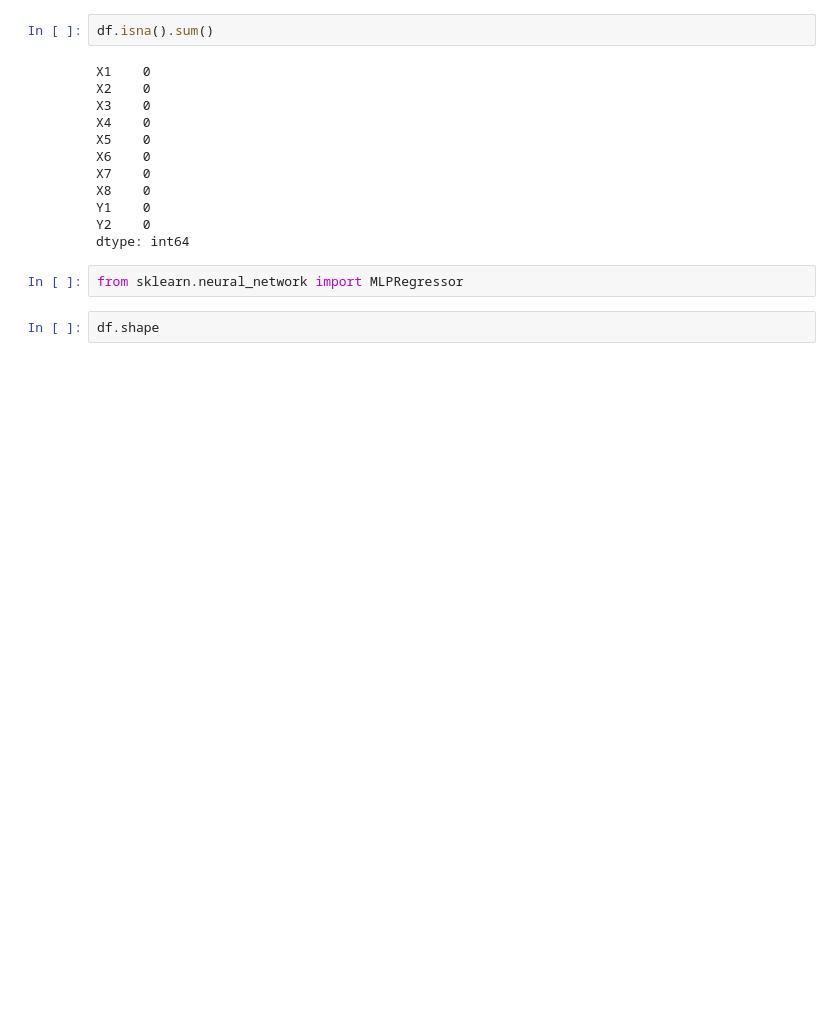
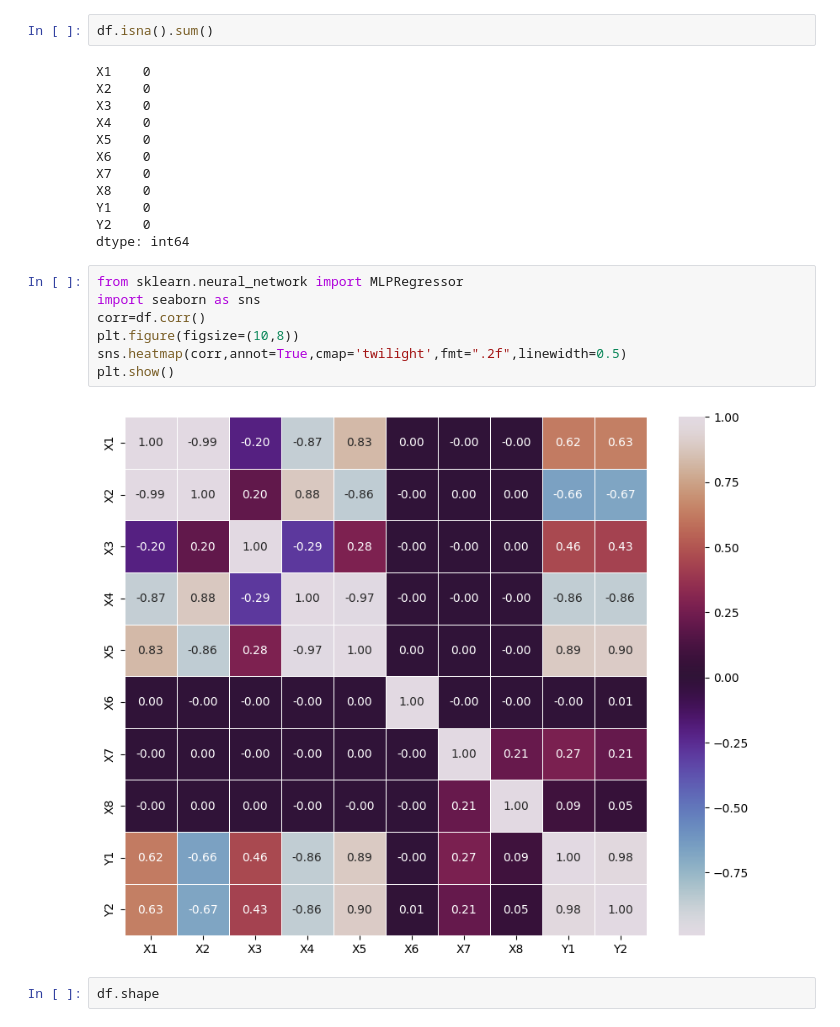
Before and after one commit to Bhav1910/energy_efficency, a Jupyter notebook: Energy_Efficency.ipynb, the cells around one changed output. Drawn from its saved outputs; the diff is of its cells as text; blank space fills up the shorter version.

```diff
--- a/Energy_Efficency.ipynb
+++ b/Energy_Efficency.ipynb
@@ -29,8 +29,15 @@ X8    0
 Y1    0
 Y2    0
 dtype: int64
-# %%
-from sklearn.neural_network import MLPRegressor
+# %%
+from sklearn.neural_network import MLPRegressor
+import seaborn as sns
+corr=df.corr()
+plt.figure(figsize=(10,8))
+sns.heatmap(corr,annot=True,cmap='twilight',fmt=".2f",linewidth=0.5)
+plt.show()
+# %% [output]
+[figure, added]
 # %%
 df.shape
 # %% [output]
```
Also changed, not shown: parts of 3 cells of this notebook.
